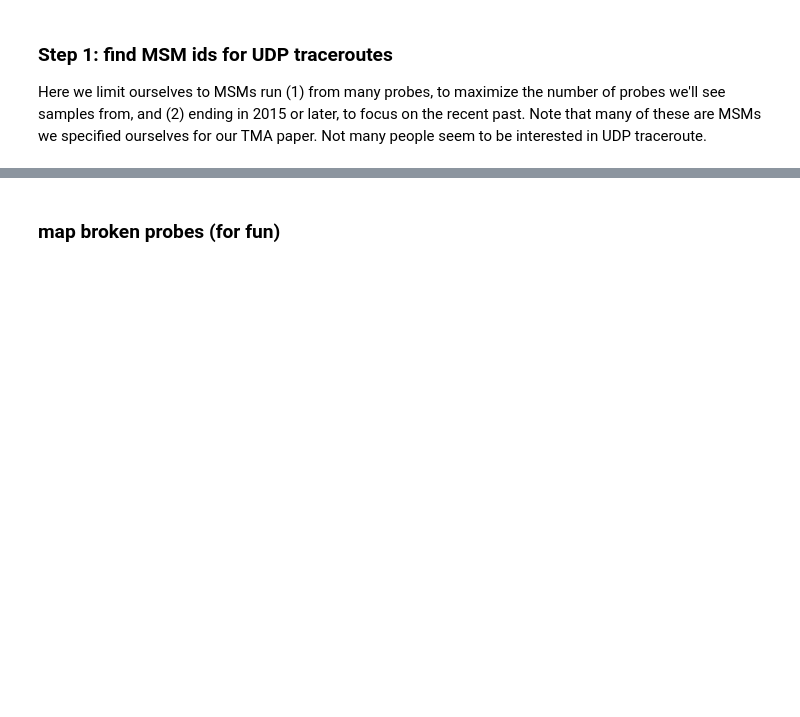
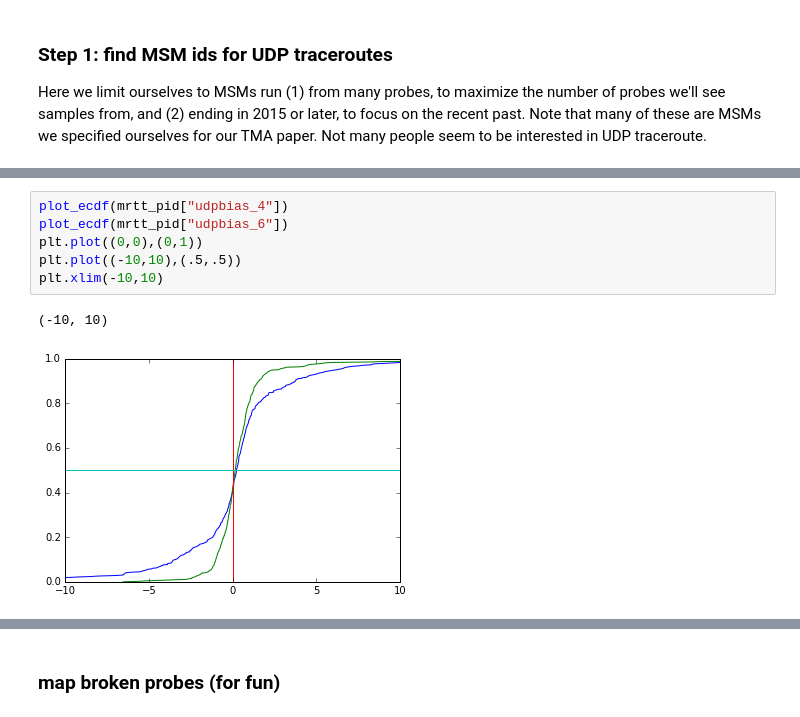
Before and after one commit to mami-project/udpdiff, a Jupyter notebook: atlas_probe_conn_Jan16/probe_udp_traceconn.ipynb, the cells around one changed output, grey strips where cells are left out. Saved outputs shown, nothing was run; the diff lists cells and outputs as text; blank space fills up the shorter version.

```diff
--- a/atlas_probe_conn_Jan16/probe_udp_traceconn.ipynb
+++ b/atlas_probe_conn_Jan16/probe_udp_traceconn.ipynb
@@ -364,2 +540,11 @@ Wall time: 5min 13s
+# %%
+plot_ecdf(mrtt_pid["udpbias_4"])
+plot_ecdf(mrtt_pid["udpbias_6"])
+plt.plot((0,0),(0,1))
+plt.plot((-10,10),(.5,.5))
+plt.xlim(-10,10)
+# %% [output]
+(-10, 10)
+[figure, added]
 # %%
 # %% [output]
```
Also changed, not shown: parts of 45 cells of this notebook.
